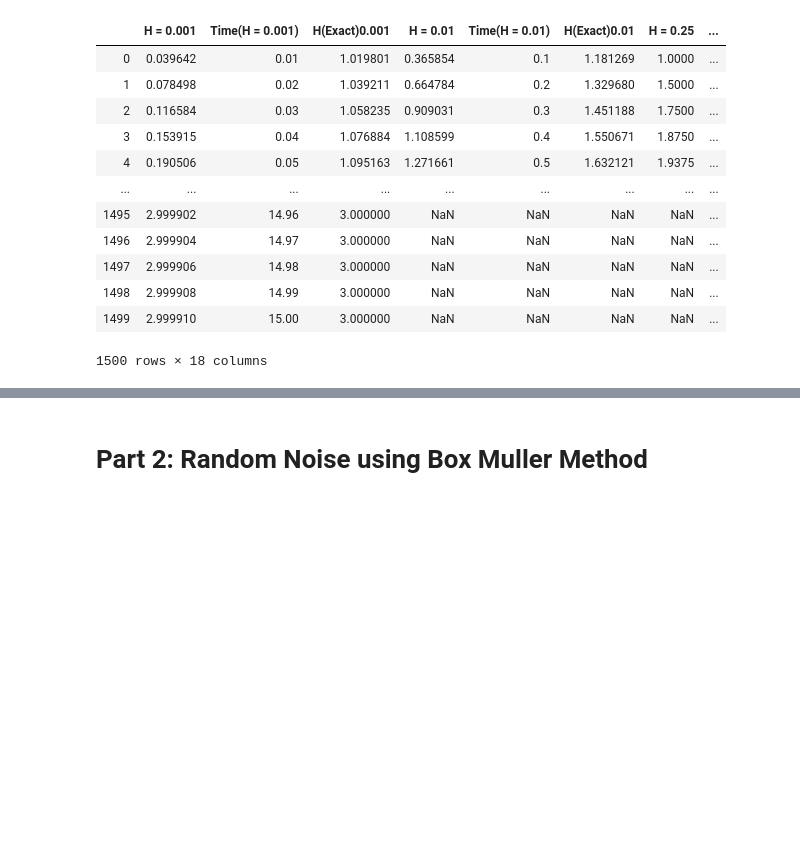
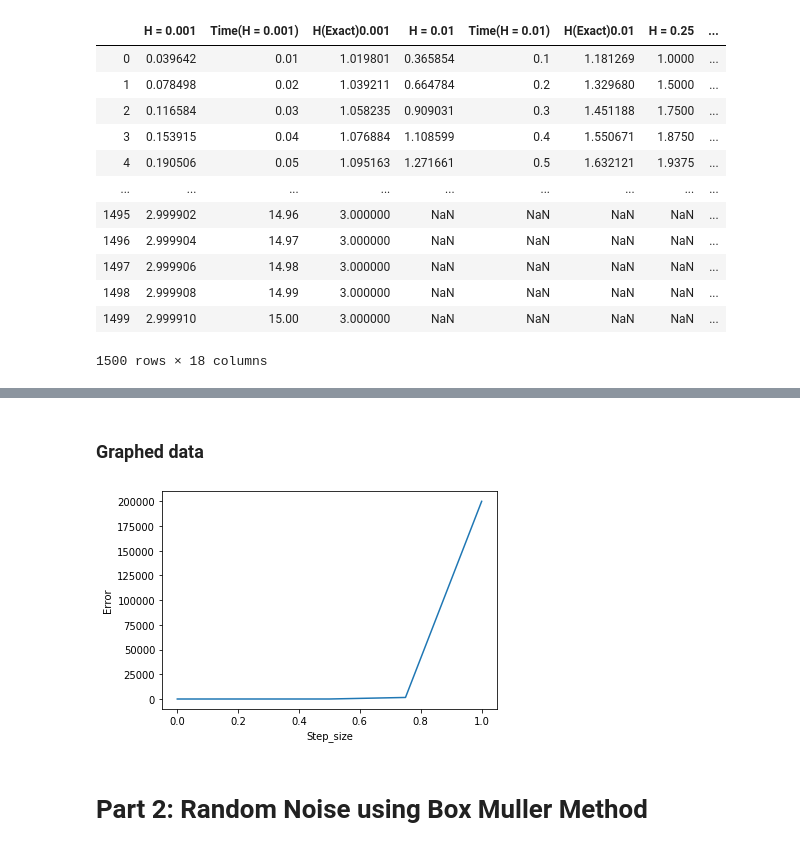
Before and after one commit to Kikumu/Computational-science-practice, a Jupyter notebook: CourseProject/Computational-Science-ACW.ipynb, the cells around one changed output, grey strips where cells are left out. Cells and saved outputs as stored; diff of their text form; code cells hidden in the pictures; blank space fills up the shorter version.

```diff
--- a/CourseProject/Computational-Science-ACW.ipynb
+++ b/CourseProject/Computational-Science-ACW.ipynb
@@ -233,0 +236,4 @@ result.to_csv("Step_sizes2.csv")
+# %%
+path = "Step_sizes1.csv"
+df = pd.read_csv(path, encoding = 'utf-8')
+df
@@ -233,0 +256,3 @@ result.to_csv("Step_sizes2.csv")
+# %%
+cleaned = df.iloc[[9,10,11,3,4,5],[20,21,22,23,24]]
+cleaned
@@ -234,3 +267,21 @@ result.to_csv("Step_sizes2.csv")
+# %%
+errors_y_axis = cleaned.iloc[:,-1]
+errors_y_axis
+error_y = []
+for a in errors_y_axis:
+    error_y.append(float(a))
+# %% [markdown]
+### Graphed data
+# %%
+#6 data points...
+error_y
+error_step_x_axis = [0.001,0.01,0.25,0.5,0.75,1]
+#data6= {'X':x_array6,'T':t_array6}
+error_df = {'Error':error_y,'Step_size':error_step_x_axis}
+err_plt = pd.DataFrame(error_df)
+plot = sns.lineplot(x="Step_size", y="Error", data=err_plt)
+# %% [output]
+[figure, added]
 # %% [markdown]
 # Part 2: Random Noise using Box Muller Method
 # %% [markdown]
```
Also changed, not shown: parts of 4 cells of this notebook, 1 other file.
